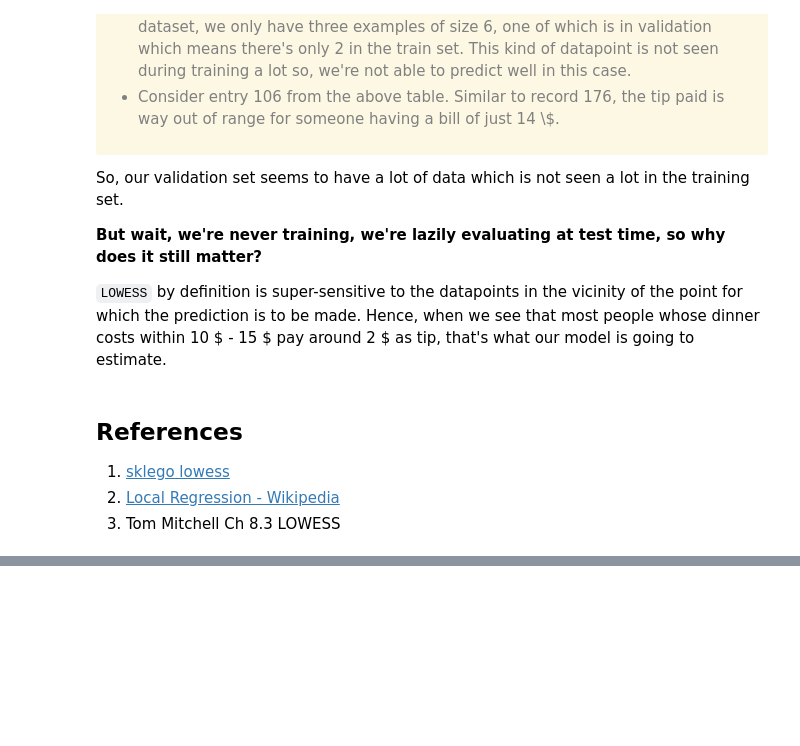
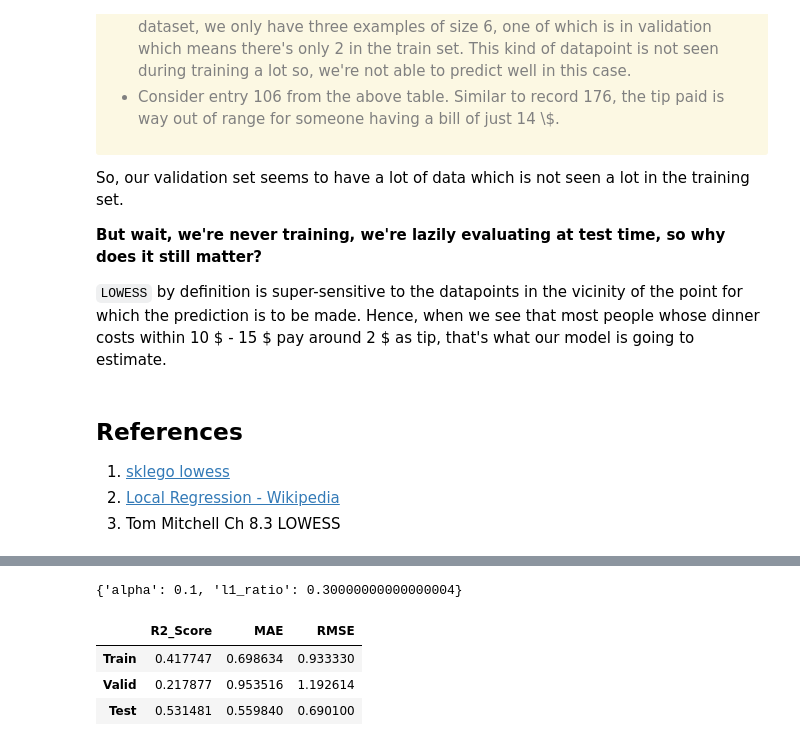
Before and after one commit to ElisonSherton/MTech_DSE_Sem2, a Jupyter notebook: ML/Assignment2/Group128_TipDataset.ipynb, the cells around one changed output, grey strips where cells are left out. Saved outputs shown, nothing was run; the diff lists cells and outputs as text; code cells hidden in the pictures; blank space fills up the shorter version.

```diff
--- a/ML/Assignment2/Group128_TipDataset.ipynb
+++ b/ML/Assignment2/Group128_TipDataset.ipynb
@@ -581,0 +593,35 @@ There are several different ways of encoding Categorical Variables. We shall now
+# %%
+from sklearn.linear_model import ElasticNet
+
+estimator = ElasticNet()
+model = GridSearchCV(
+    estimator,
+    scoring="neg_root_mean_squared_error",
+    param_grid={
+        "alpha": np.linspace(0.1, 0.9, 9),
+        "l1_ratio": np.linspace(0.1, 0.9, 9),
+    },
+    cv=5,
+)
+model.fit(X_train, y_train);
+# %%
+model.best_params_
+# %% [output]
+{'alpha': 0.1, 'l1_ratio': 0.30000000000000004}
+# %%
+train_metrics = get_metrics(X_train, y_train)
+valid_metrics = get_metrics(X_valid, y_valid)
+test_metrics = get_metrics(X_test, y_test)
+
+metrics_df_parametric = pd.DataFrame(
+    [train_metrics, valid_metrics, test_metrics],
+    index=["Train", "Valid", "Test"],
+    columns=["R2_Score", "MAE", "RMSE"],
+)
+
+metrics_df_parametric
+# %% [output]
+|  | R2_Score | MAE | RMSE |
+| Train | 0.417747 | 0.698634 | 0.933330 |
+| Valid | 0.217877 | 0.953516 | 1.192614 |
+| Test | 0.531481 | 0.559840 | 0.690100 |
```
Also changed, not shown: parts of 24 cells of this notebook, 2 other files.
